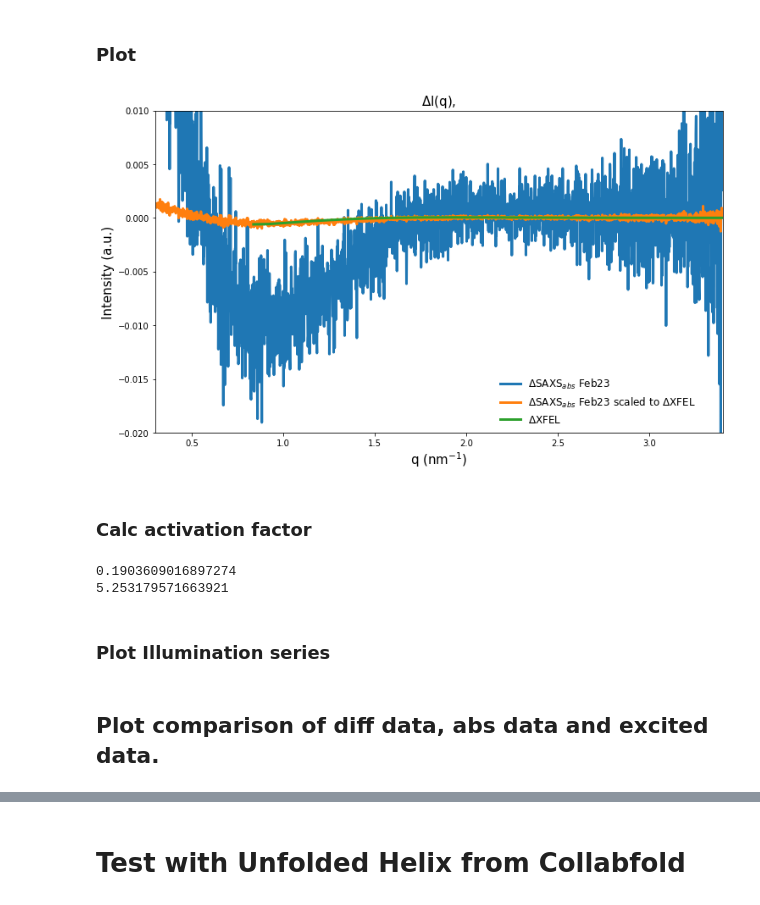
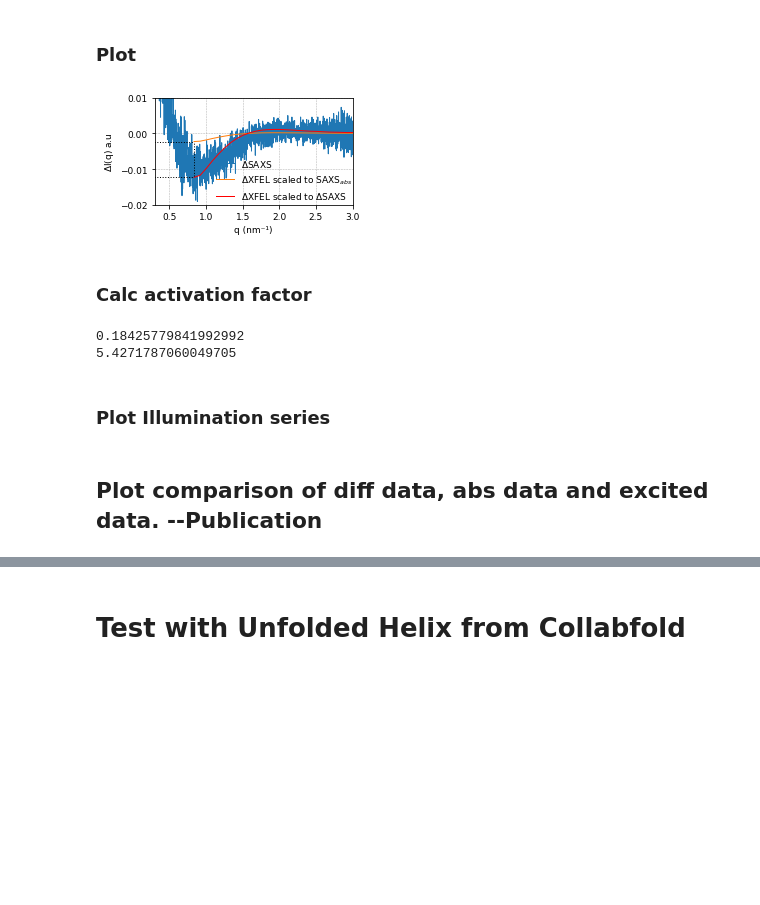
Before and after one commit to LeoMonrroy266/python_course_project, a Jupyter notebook: Analysis.ipynb, the cells around one changed output, grey strips where cells are left out. Saved outputs shown, nothing was run; the diff lists cells and outputs as text; code cells hidden in the pictures; blank space fills up the shorter version.

```diff
--- a/Analysis.ipynb
+++ b/Analysis.ipynb
@@ -537,7 +535,7 @@ Difference scale of curve is: 4292997048564.538
 # %% [markdown]
 ## Dark
 # %%
-q_min, qmax = [XFEL_dark.q[0],3]
+q_min, qmax = [XFEL_dark.q[0],2]
 
 
 dark_exp = XFEL_dark.cut_q(q_min,q_max)
@@ -606,22 +612,36 @@ Optimization terminated successfully.
 # %%
 #Plot the dark data from XFEL averaged over runs [172,174,175,1756,180], only dark corresponding to last timepoints taken.
 
-fig, ax = plt.subplots(1, 1, figsize=(12, 7))
+fig, ax = plt.subplots(1, 1, figsize=(cm_to_inch(9), cm_to_inch(5)))
 #ax.plot(q_dark, exp_interpolated_dark,linewidth=3.0, label='XFEL_interpolated')
-ax.plot(SAXS_diff_steady[0].q*10, SAXS_diff_steady[0].i,linewidth=3.0, label=r'$\Delta$SAXS$_{abs}$ Feb23')
-ax.plot(SAXS_diff_steady[0].q*10, SAXS_diff_steady[0].i*1/diff_scale[0],linewidth=3.0, label='$\Delta$SAXS$_{abs}$ Feb23 scaled to $\Delta$XFEL')
-ax.plot(XFEL_data[0].q, XFEL_data[0].i,linewidth=3.0, label='$\Delta$XFEL')
+ax.plot(SAXS_diff_steady[0].q*10, SAXS_diff_steady[0].i,linewidth=1.0, label=r'$\Delta$SAXS')
+ax.plot(XFEL_data[0].q, XFEL_data[0].i*dark_scale,linewidth=1.0, label='$\Delta$XFEL scaled to SAXS$_{abs}$')
+ax.plot(XFEL_data[0].q, XFEL_data[0].i*diff_scale,linewidth=1.0, label='$\Delta$XFEL scaled to $\Delta$SAXS', color='r')
 
 
-ax.legend(loc=(0.6,0.01), frameon = False,fontsize=12)
-ax.set_title(r'$\Delta$I(q), ',fontsize=15)
-ax.set_ylabel('Intensity (a.u.)',fontsize=15)
-ax.set_xlabel('q (nm$^{-1}$)',fontsize=15)
+
+ax.grid(linestyle='--', linewidth=0.5)
+ax.tick_params(axis='both', which='major', labelsize=9)
+ax.tick_params(axis='both', which='minor', labelsize=9)
+
+# Add dotted lines to put emphasis onto the 20% excitation yiel
+ax.hlines(np.nanmin(XFEL_data[0].i*dark_scale), xmin = 0, xmax = XFEL_data[0].q[10], color='black', linestyle='dotted', linewidth=1)
+ax.hlines(np.nanmin(XFEL_data[0].i*diff_scale), xmin = 0, xmax = XFEL_data[0].q[10], color='black', linestyle='dotted', linewidth=1)
+ax.vlines(0.84, ymin = -0.012, ymax = np.nanmin(XFEL_data[0].i*dark_scale), color='black', linestyle='dotted', linewidth=1)
+#ax.vlines(0.84, ymin = -.02, ymax = np.nanmin(XFEL_data[0].i*diff_scale), color='black', linestyle='dotted', linewidth=1)
+
+
+
+ax.legend(loc=(0.29,0.001), frameon = False,fontsize=9)
+ax.set_xlabel(r'q (nm⁻¹)',fontsize=9)
+ax.set_ylabel(f'$\Delta$I(q) a.u', fontsize=9)
 ax.set_ylim([-.02,.01])
-ax.set_xlim([0.3,3.4])
-plt.savefig(f'/home/leonardo/Solution_Scattering_2208/plots/Diff_scaled_SAXS_FEB23',bbox_inches='tight',facecolor=(1, 1, 1))
+ax.set_xlim([0.3,3])
+#plt.savefig(f'/home/leonardo/Solution_Scattering_2208/plots/Diff_scaled_SAXS_FE23',bbox_inches='tight',facecolor=(1, 1, 1))
+plt.savefig('/home/leonardo/Solution_Scattering_2208/AsLOV2/publication_images/Comparison_reveals_photoexcitation.svg ',bbox_inches='tight',facecolor=(1, 1, 1), format='svg')
+plt.savefig('/home/leonardo/Solution_Scattering_2208/AsLOV2/publication_images/Comparison_reveals_photoexcitation.png ',bbox_inches='tight',facecolor=(1, 1, 1), format='png')
 # %% [output]
-[figure, old version]
+[figure, new version]
 # %% [markdown]
 ### Calc activation factor
 # %%
@@ -633,10 +653,10 @@ activation_factor = (dark_scale/diff_scale)
 print(activation_factor[0])
 print(1/activation_factor[0])
 # %% [output]
-0.1903609016897274
-5.253179571663921
+0.18425779841992992
+5.4271787060049705
 # %% [markdown]
 ### Plot Illumination series
 # %% [markdown]
-## Plot comparison of diff data, abs data and excited data.
+## Plot comparison of diff data, abs data and excited data. --Publication
 # %%
```
Also changed, not shown: parts of 22 cells of this notebook.
